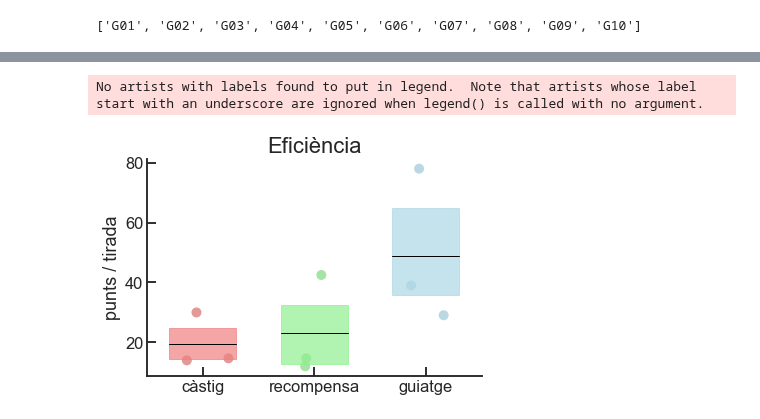
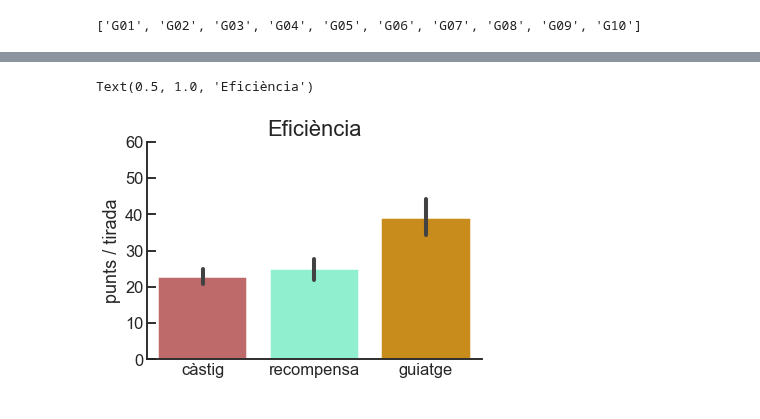
Before and after one commit to davidbestue/OpenBrains, a Jupyter notebook: Diana_analysis/analysis_diana.ipynb, the cells around one changed output, grey strips where cells are left out. Saved outputs shown, nothing was run; the diff lists cells and outputs as text; code cells hidden in the pictures.

```diff
--- a/Diana_analysis/analysis_diana.ipynb
+++ b/Diana_analysis/analysis_diana.ipynb
@@ -139,19 +83,21 @@ from linares_plot import *
-# %%
-sns.set_context("talk")
-
-linares_plot(x='feedback_type', y='mean_points', order=['càstig', 'recompensa', 'guiatge'],
-             df=df, palette=['lightcoral', 'lightgreen', 'lightblue'], CI=0.68,  fill_box=True, by_subj=True, subj_col='group',
-             reps=500, alpha_box=0.7, alpha=0.9,  point_size=10, leg=False, sep_axis=False)
-
-plt.gca().spines['right'].set_visible(False)  # aesthetics                                                                              # remove right spines
-plt.gca().spines['top'].set_visible(False)                                                                                  # remove top spines
-plt.gca().get_xaxis().tick_bottom()
-plt.gca().get_yaxis().tick_left()
-plt.gca().tick_params(direction='in') #direction
-#plt.gca().set_ylim(0,80)
-plt.xlabel('')
-plt.ylabel('punts / tirada');
-plt.title('Eficiència', fontsize=22);
-# %% [output]
-No artists with labels found to put in legend.  Note that artists whose label start with an underscore are ignored when legend() is called with no argument.
-[figure, removed]
+# %%
+c_guiatge =  '#e59500'
+c_recompensa= 'aquamarine' # '#002642'
+c_castig= 'indianred'  # '#840032'
+# %%
+sns.barplot(data=df, x="feedback_type", y="mean_points",
+            order=['càstig', 'recompensa', 'guiatge'],
+            ci=68,  palette=[c_castig, c_recompensa, c_guiatge])
+
+plt.gca().spines['right'].set_visible(False)  # aesthetics                                                                              # remove right spines
+plt.gca().spines['top'].set_visible(False)                                                                                  # remove top spines
+plt.gca().get_xaxis().tick_bottom()
+plt.gca().get_yaxis().tick_left()
+plt.gca().tick_params(direction='in') #direction
+plt.gca().set_ylim(0,60)
+plt.xlabel('')
+plt.ylabel('punts / tirada');
+plt.title('Eficiència', fontsize=22)
+# %% [output]
+Text(0.5, 1.0, 'Eficiència')
+[figure, added]
```
Also changed, not shown: parts of 16 cells of this notebook, 1 other file.
